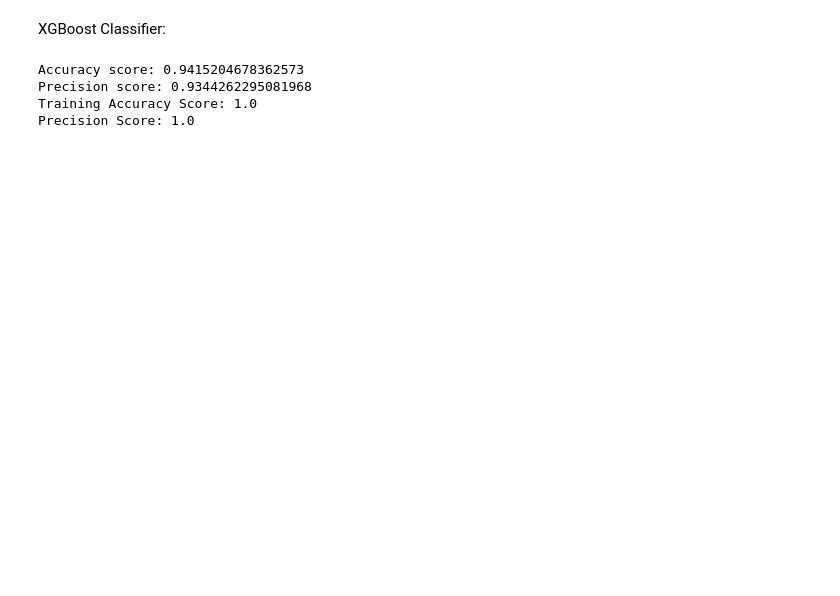
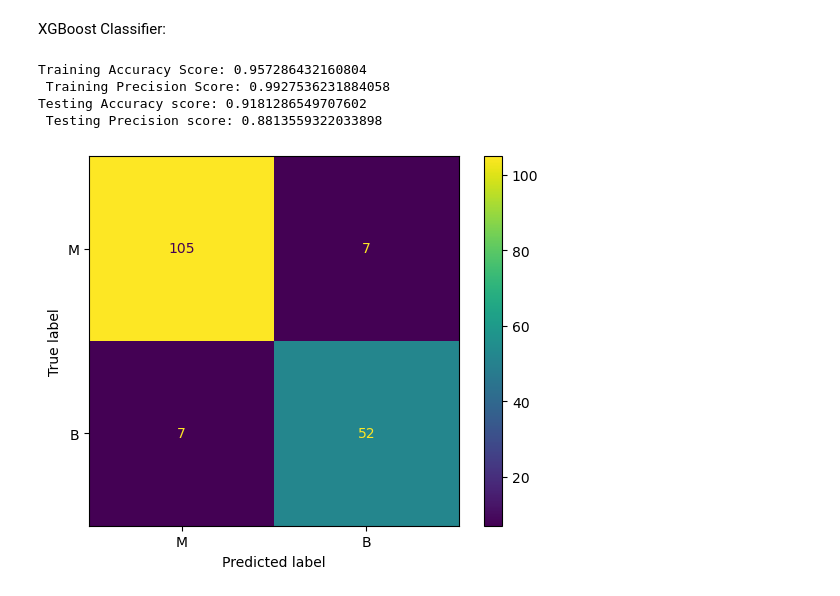
Before and after one commit to anvitab110/curly-octo-sniffle, a Jupyter notebook: bc_practice.ipynb, the cells around one changed output. Drawn from its saved outputs; the diff is of its cells as text; code cells hidden in the pictures; blank space fills up the shorter version.

Commit message:
fix xgboost overfitting

```diff
--- a/bc_practice.ipynb
+++ b/bc_practice.ipynb
@@ -177,23 +177,29 @@ plt.show()
 XGBoost Classifier:
 # %%
 #creating & fitting xgboost classifier
-model2 = xgb.XGBClassifier(eta = 0.2)
+
+#slower learning rate and smaller tree depth to prevent overfitting
+model2 = xgb.XGBClassifier(eta = 0.01, max_depth = 4)
 model2.fit(X_train, y_train)
 y_pred2 = model2.predict(X_test)
+train_pred2 = model2.predict(X_train)
+
+acc_train = accuracy_score(y_train, train_pred2)
+prec_train = precision_score(y_train, train_pred2)
+
 acc = accuracy_score(y_test, y_pred2)
 prec = precision_score(y_test, y_pred2)
 cm = confusion_matrix(y_test, y_pred2)
-
-train_pred2 = model2.predict(X_train)
 # %%
-print("Accuracy score: {0}\nPrecision score: {1}".format(acc, prec))
-print("Training Accuracy Score: {0}\nPrecision Score: {1}".format(accuracy_score(y_train, train_pred2),
-                                                                  precision_score(y_train, train_pred2)))
-#disp = ConfusionMatrixDisplay(cm, display_labels = ['M', 'B'])
-#disp.plot()
-#plt.show()
+print("Training Accuracy Score: {0}\n Training Precision Score: {1}".format(acc_train, prec_train))
+print("Testing Accuracy score: {0}\n Testing Precision score: {1}".format(acc, prec))
+
+disp = ConfusionMatrixDisplay(cm, display_labels = ['M', 'B'])
+disp.plot()
+plt.show()
 # %% [output]
-Accuracy score: 0.9415204678362573
-Precision score: 0.9344262295081968
-Training Accuracy Score: 1.0
-Precision Score: 1.0
+Training Accuracy Score: 0.957286432160804
+ Training Precision Score: 0.9927536231884058
+Testing Accuracy score: 0.9181286549707602
+ Testing Precision score: 0.8813559322033898
+[figure, added]
```
Also changed, not shown: parts of 9 cells of this notebook.
